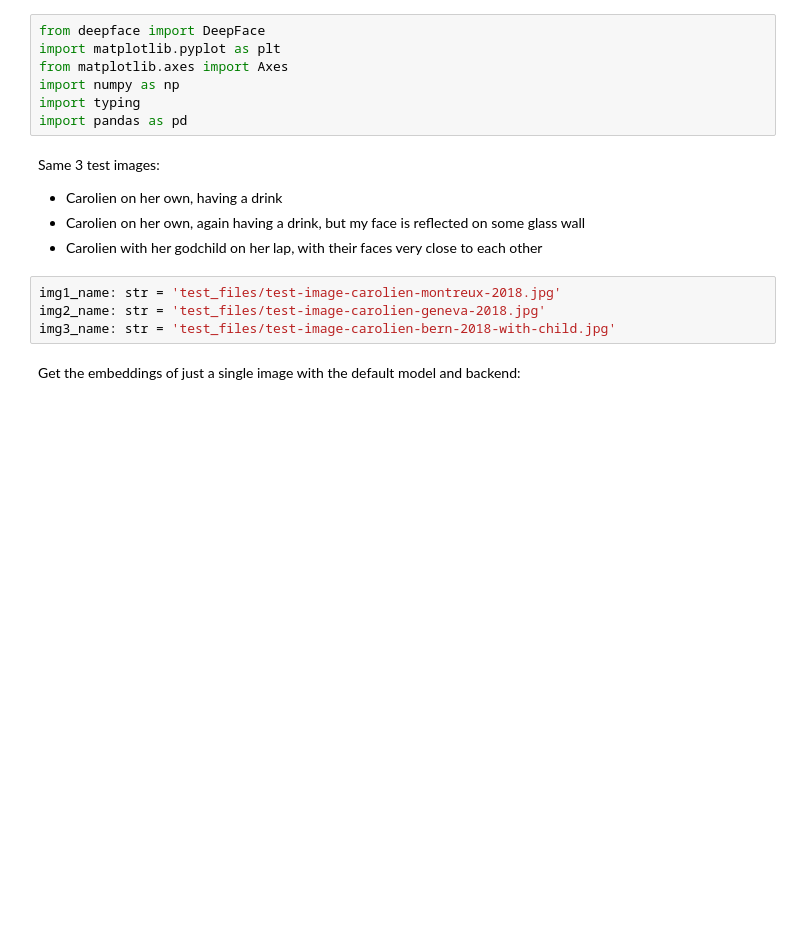
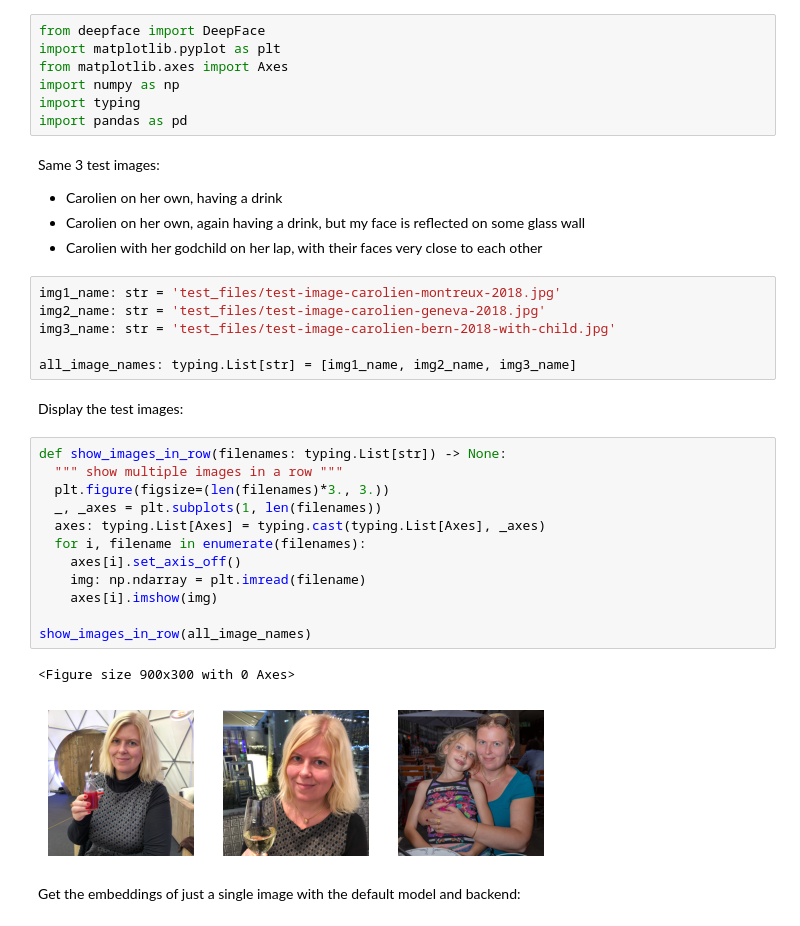
Before and after one commit to DriesVerachtert/computer-vision-tests, a Jupyter notebook: embeddings_of_faces.ipynb, the cells around one changed output. Drawn from its saved outputs; the diff is of its cells as text; blank space fills up the shorter version.

```diff
--- a/embeddings_of_faces.ipynb
+++ b/embeddings_of_faces.ipynb
@@ -23,6 +23,25 @@ Same 3 test images:
 img1_name: str = 'test_files/test-image-carolien-montreux-2018.jpg'
 img2_name: str = 'test_files/test-image-carolien-geneva-2018.jpg'
 img3_name: str = 'test_files/test-image-carolien-bern-2018-with-child.jpg'
+
+all_image_names: typing.List[str] = [img1_name, img2_name, img3_name]
+# %% [markdown]
+Display the test images:
+# %%
+def show_images_in_row(filenames: typing.List[str]) -> None:
+  """ show multiple images in a row """
+  plt.figure(figsize=(len(filenames)*3., 3.))
+  _, _axes = plt.subplots(1, len(filenames))
+  axes: typing.List[Axes] = typing.cast(typing.List[Axes], _axes)
+  for i, filename in enumerate(filenames):
+    axes[i].set_axis_off()
+    img: np.ndarray = plt.imread(filename)
+    axes[i].imshow(img)
+
+show_images_in_row(all_image_names)
+# %% [output]
+<Figure size 900x300 with 0 Axes>
+[figure, added]
 # %% [markdown]
 Get the embeddings of just a single image with the default model and backend:
 # %%
```
Also changed, not shown: parts of 3 cells of this notebook.
